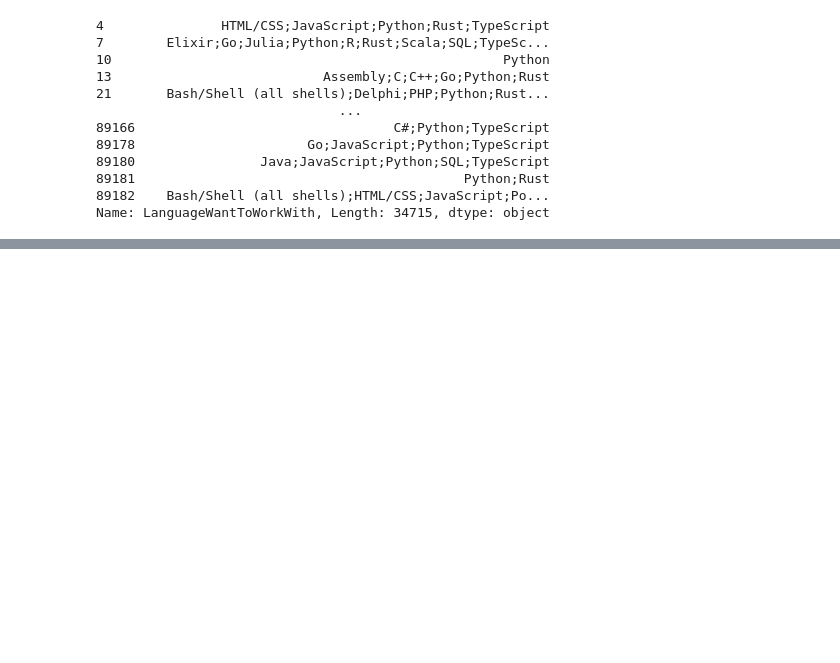
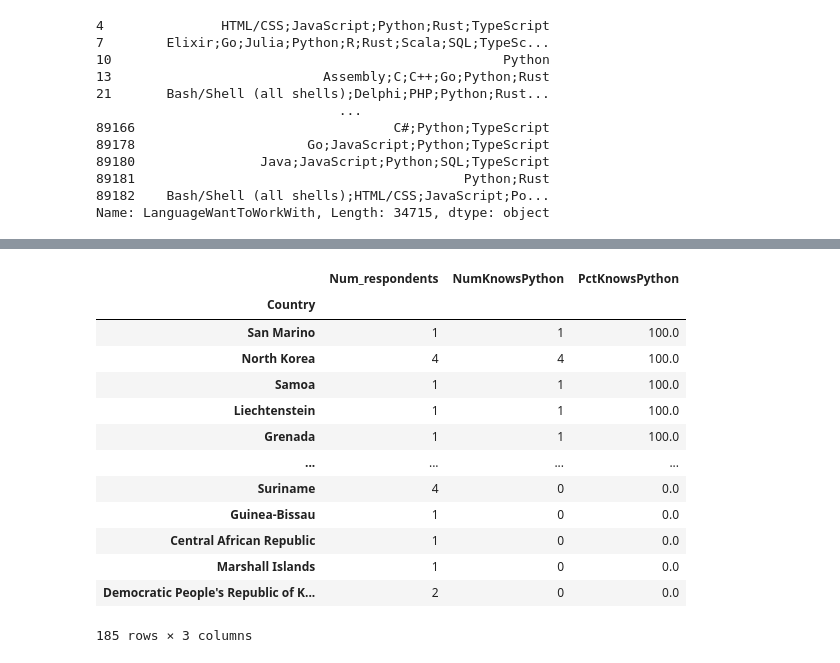
Before and after one commit to Kaiser2510/Corey_Schafer, a Jupyter notebook: Corey_Pandas_Notes.ipynb, the cells around one changed output, grey strips where cells are left out. Saved outputs shown, nothing was run; the diff lists cells and outputs as text; code cells hidden in the pictures; blank space fills up the shorter version.

```diff
--- a/Corey_Pandas_Notes.ipynb
+++ b/Corey_Pandas_Notes.ipynb
@@ -436,0 +1174,19 @@ Name: LanguageWantToWorkWith, Length: 34715, dtype: object
+# %%
+# sort it by the largest percentage
+python_df.sort_values(by= "PctKnowsPython", ascending=False, inplace=True)
+python_df
+# %% [output]
+|  | Num_respondents | NumKnowsPython | PctKnowsPython |
+| Country |  |  |  |
+| San Marino | 1 | 1 | 100.0 |
+| North Korea | 4 | 4 | 100.0 |
+| Samoa | 1 | 1 | 100.0 |
+| Liechtenstein | 1 | 1 | 100.0 |
+| Grenada | 1 | 1 | 100.0 |
+| ... | ... | ... | ... |
+| Suriname | 4 | 0 | 0.0 |
+| Guinea-Bissau | 1 | 0 | 0.0 |
+| Central African Republic | 1 | 0 | 0.0 |
+| Marshall Islands | 1 | 0 | 0.0 |
+| Democratic People's Republic of K... | 2 | 0 | 0.0 |
+185 rows × 3 columns
```
Also changed, not shown: parts of 55 cells of this notebook.
